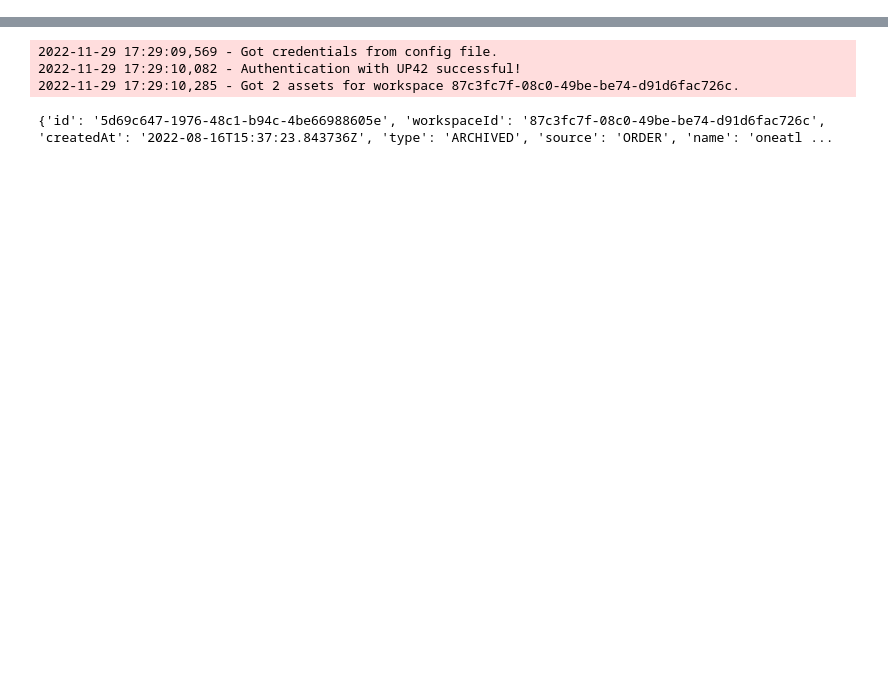
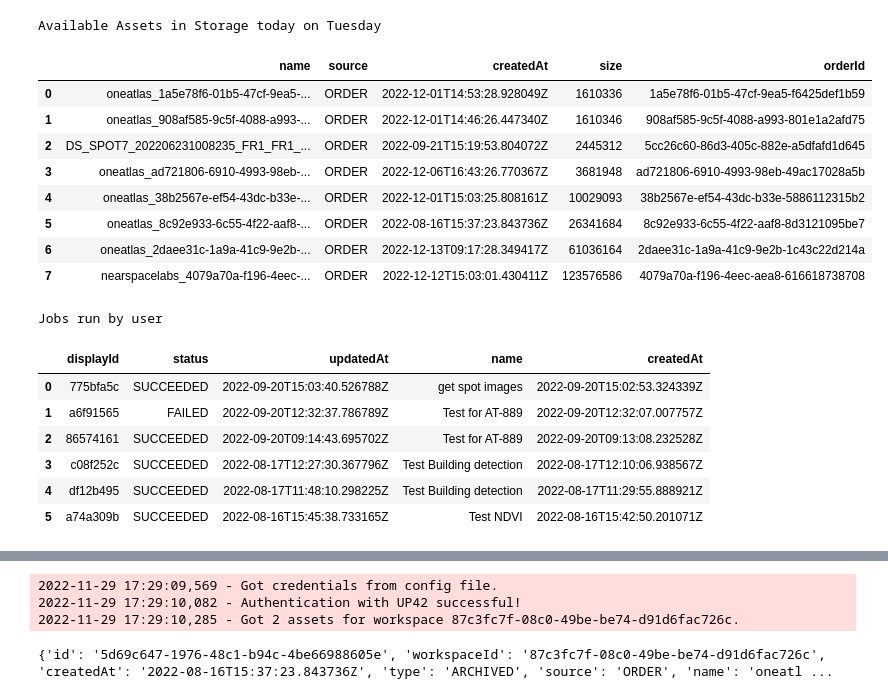
Before and after one commit to abossart/python, a Jupyter notebook: up42 call.ipynb, the cells around one changed output, grey strips where cells are left out. Saved outputs shown, nothing was run; the diff lists cells and outputs as text; code cells hidden in the pictures; blank space fills up the shorter version.

```diff
--- a/up42 call.ipynb
+++ b/up42 call.ipynb
@@ -12,7 +12,6 @@ workflow = project.get_jobs()
 storage = up42.initialize_storage()
 assets = storage.get_assets(limit=100, sortby="size", descending=False)
 
-
 # displayTable function to display tables using panda
 def displayTable(inputList, param1, param2, param3, param4, param5, message):
     list = []
@@ -21,22 +20,15 @@ def displayTable(inputList, param1, param2, param3, param4, param5, message):
     df=pd.DataFrame(data=list, columns=[param1, param2, param3, param4, param5])
     print(message)
     display(df)
-    print(df)
 
+# display available assets in my storage
+displayTable(assets,"name", "source", "createdAt","size","orderId", "Available Assets in Storage today on Tuesday")
+
+# display jobs run in my workspace
 displayTable(workflow, "displayId", "status", "updatedAt", "name", "createdAt", "Jobs run by user")
-displayTable(assets,"name", "source", "createdAt","size","orderId", "Available Assets in Storage")
 
-print(assets)
 
-#assets[0].download()
-#assets[0].results
 
-print(assets[3].info)
+#print(assets[3].info)
 #print(assets[0].info,sep="\n") #display available info about Assets object
-
-#workflow[5].download_quicklooks()
-#workflow[5].map_quicklooks() #I get an error there
-#up42.draw_aoi()
-
-#workflow[3].download_results()
-#workflow[3].map_results()
+# %% [output]
@@ -43,3 +41,21 @@ print(assets[3].info)
+Available Assets in Storage today on Tuesday
+|  | name | source | createdAt | size | orderId |
+| 0 | oneatlas_1a5e78f6-01b5-47cf-9ea5-... | ORDER | 2022-12-01T14:53:28.928049Z | 1610336 | 1a5e78f6-01b5-47cf-9ea5-f6425def1b59 |
+| 1 | oneatlas_908af585-9c5f-4088-a993-... | ORDER | 2022-12-01T14:46:26.447340Z | 1610346 | 908af585-9c5f-4088-a993-801e1a2afd75 |
+| 2 | DS_SPOT7_202206231008235_FR1_FR1_... | ORDER | 2022-09-21T15:19:53.804072Z | 2445312 | 5cc26c60-86d3-405c-882e-a5dfafd1d645 |
+| 3 | oneatlas_ad721806-6910-4993-98eb-... | ORDER | 2022-12-06T16:43:26.770367Z | 3681948 | ad721806-6910-4993-98eb-49ac17028a5b |
+| 4 | oneatlas_38b2567e-ef54-43dc-b33e-... | ORDER | 2022-12-01T15:03:25.808161Z | 10029093 | 38b2567e-ef54-43dc-b33e-5886112315b2 |
+| 5 | oneatlas_8c92e933-6c55-4f22-aaf8-... | ORDER | 2022-08-16T15:37:23.843736Z | 26341684 | 8c92e933-6c55-4f22-aaf8-8d3121095be7 |
+| 6 | oneatlas_2daee31c-1a9a-41c9-9e2b-... | ORDER | 2022-12-13T09:17:28.349417Z | 61036164 | 2daee31c-1a9a-41c9-9e2b-1c43c22d214a |
+| 7 | nearspacelabs_4079a70a-f196-4eec-... | ORDER | 2022-12-12T15:03:01.430411Z | 123576586 | 4079a70a-f196-4eec-aea8-616618738708 |
+Jobs run by user
+|  | displayId | status | updatedAt | name | createdAt |
+| 0 | 775bfa5c | SUCCEEDED | 2022-09-20T15:03:40.526788Z | get spot images | 2022-09-20T15:02:53.324339Z |
+| 1 | a6f91565 | FAILED | 2022-09-20T12:32:37.786789Z | Test for AT-889 | 2022-09-20T12:32:07.007757Z |
+| 2 | 86574161 | SUCCEEDED | 2022-09-20T09:14:43.695702Z | Test for AT-889 | 2022-09-20T09:13:08.232528Z |
+| 3 | c08f252c | SUCCEEDED | 2022-08-17T12:27:30.367796Z | Test Building detection | 2022-08-17T12:10:06.938567Z |
+| 4 | df12b495 | SUCCEEDED | 2022-08-17T11:48:10.298225Z | Test Building detection | 2022-08-17T11:29:55.888921Z |
+| 5 | a74a309b | SUCCEEDED | 2022-08-16T15:45:38.733165Z | Test NDVI | 2022-08-16T15:42:50.201071Z |
 # %%
 import up42
 import pandas as pd
```
Also changed, not shown: parts of 11 cells of this notebook, 2 other files.
